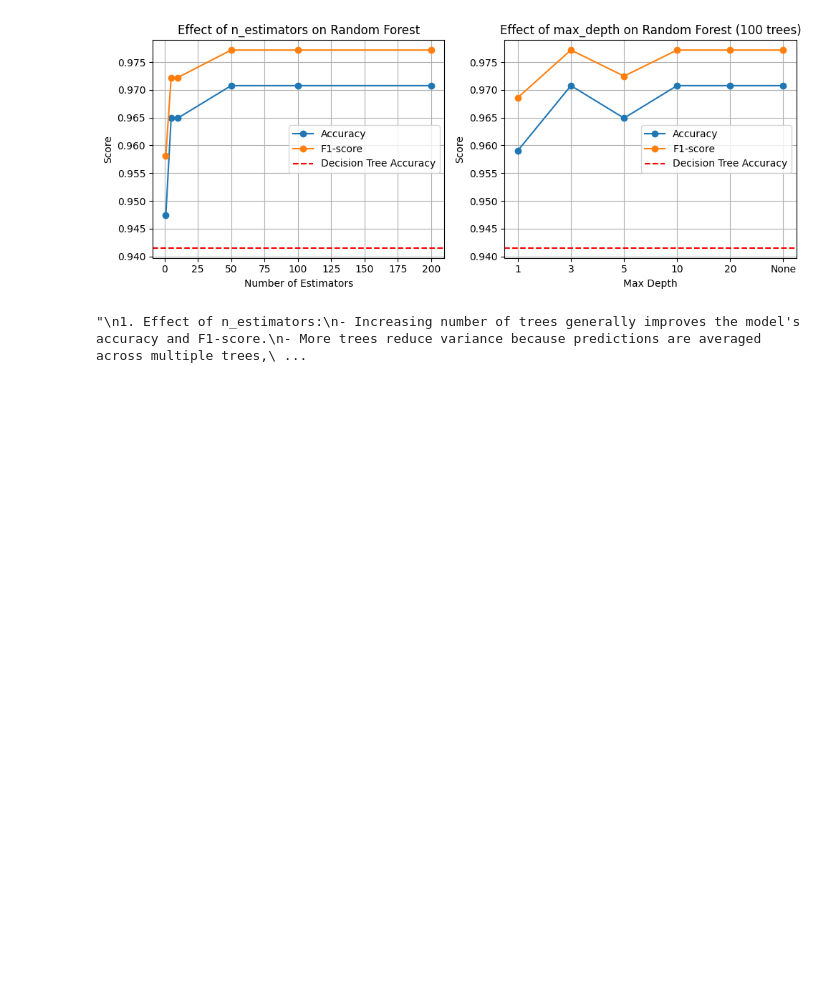
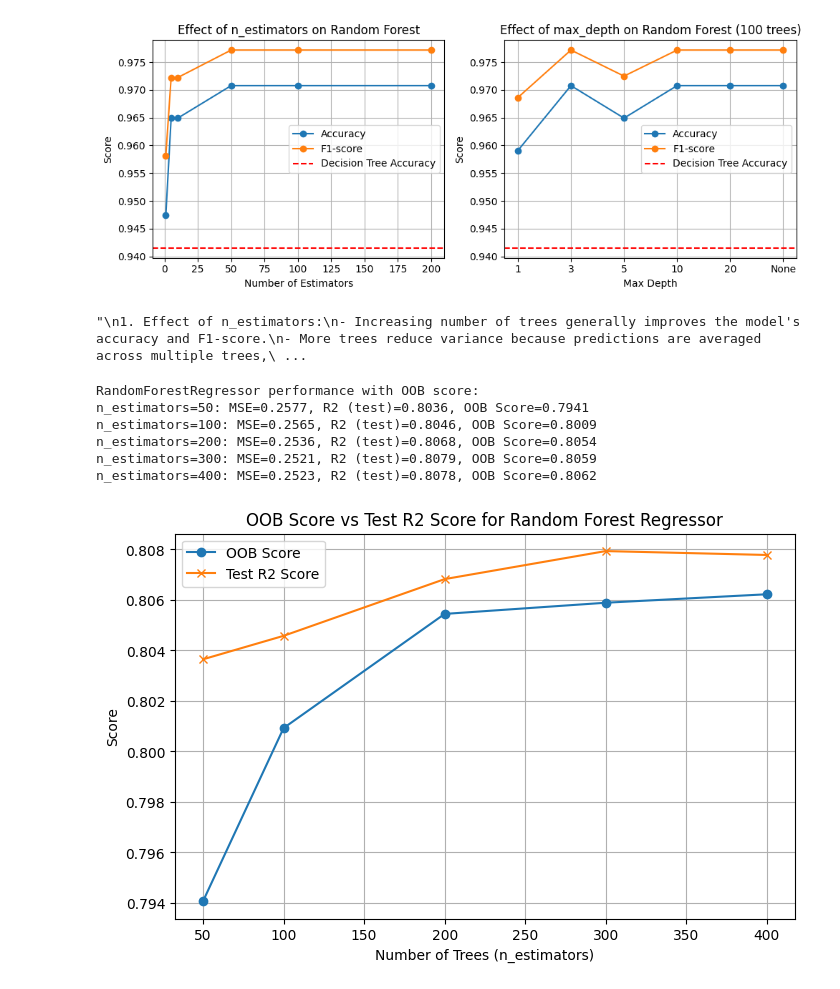
Before and after one commit to srichandana498/ML, a Jupyter notebook: WEEK_8_ENSEMBLE_LEARNING.ipynb, the cells around one changed output. Drawn from its saved outputs; the diff is of its cells as text; code cells hidden in the pictures; blank space fills up the shorter version.

```diff
--- a/WEEK_8_ENSEMBLE_LEARNING.ipynb
+++ b/WEEK_8_ENSEMBLE_LEARNING.ipynb
@@ -435,3 +435,69 @@ max_depth=20 -> Accuracy: 0.9708, Precision: 0.9640, Recall: 0.9907, F1-score: 0
 max_depth=None -> Accuracy: 0.9708, Precision: 0.9640, Recall: 0.9907, F1-score: 0.9772
 [figure]
 "\n1. Effect of n_estimators:\n- Increasing number of trees generally improves the model's accuracy and F1-score.\n- More trees reduce variance because predictions are averaged across multiple trees,\ ...
+# %%
+# 5
+import numpy as np
+import matplotlib.pyplot as plt
+from sklearn.datasets import fetch_california_housing
+from sklearn.ensemble import RandomForestRegressor
+from sklearn.model_selection import train_test_split
+from sklearn.metrics import mean_squared_error, r2_score
+
+# Load California Housing dataset for regression
+data = fetch_california_housing()
+X, y = data.data, data.target
+
+# Split dataset into train and test (70% train, 30% test)
+X_train, X_test, y_train, y_test = train_test_split(X, y, test_size=0.3, random_state=42)
+
+def evaluate_rf(n_estimators, max_depth=None, random_state=42):
+    """
+    Train RandomForestRegressor with given n_estimators and max_depth,
+    with OOB score enabled. Returns MSE, R2 on test set and OOB score.
+    """
+    rf = RandomForestRegressor(
+        n_estimators=n_estimators,
+        max_depth=max_depth,
+        oob_score=True,      # Enable Out-Of-Bag evaluation
+        random_state=random_state,
+        n_jobs=-1            # Use all cores
+    )
+    rf.fit(X_train, y_train)
+    y_pred = rf.predict(X_test)
+
+    mse = mean_squared_error(y_test, y_pred)
+    r2 = r2_score(y_test, y_pred)
+    oob_score = rf.oob_score_
+
+    return mse, r2, oob_score
+
+# Evaluate for different number of trees, starting from 50 to avoid OOB warning
+n_estimators_list = [50, 100, 200, 300, 400]
+results = []
+
+print("RandomForestRegressor performance with OOB score:")
+for n in n_estimators_list:
+    mse, r2, oob = evaluate_rf(n_estimators=n)
+    results.append((n, mse, r2, oob))
+    print(f"n_estimators={n}: MSE={mse:.4f}, R2 (test)={r2:.4f}, OOB Score={oob:.4f}")
+
+# Plot OOB Score vs Number of Trees
+results = np.array(results)
+plt.figure(figsize=(8,5))
+plt.plot(results[:, 0], results[:, 3], marker='o', label='OOB Score')
+plt.plot(results[:, 0], results[:, 2], marker='x', label='Test R2 Score')
+plt.xlabel('Number of Trees (n_estimators)')
+plt.ylabel('Score')
+plt.title('OOB Score vs Test R2 Score for Random Forest Regressor')
+plt.legend()
+plt.grid(True)
+plt.show()
+# %% [output]
+RandomForestRegressor performance with OOB score:
+n_estimators=50: MSE=0.2577, R2 (test)=0.8036, OOB Score=0.7941
+n_estimators=100: MSE=0.2565, R2 (test)=0.8046, OOB Score=0.8009
+n_estimators=200: MSE=0.2536, R2 (test)=0.8068, OOB Score=0.8054
+n_estimators=300: MSE=0.2521, R2 (test)=0.8079, OOB Score=0.8059
+n_estimators=400: MSE=0.2523, R2 (test)=0.8078, OOB Score=0.8062
+[figure, added]
```
Also changed, not shown: parts of 3 cells of this notebook.
